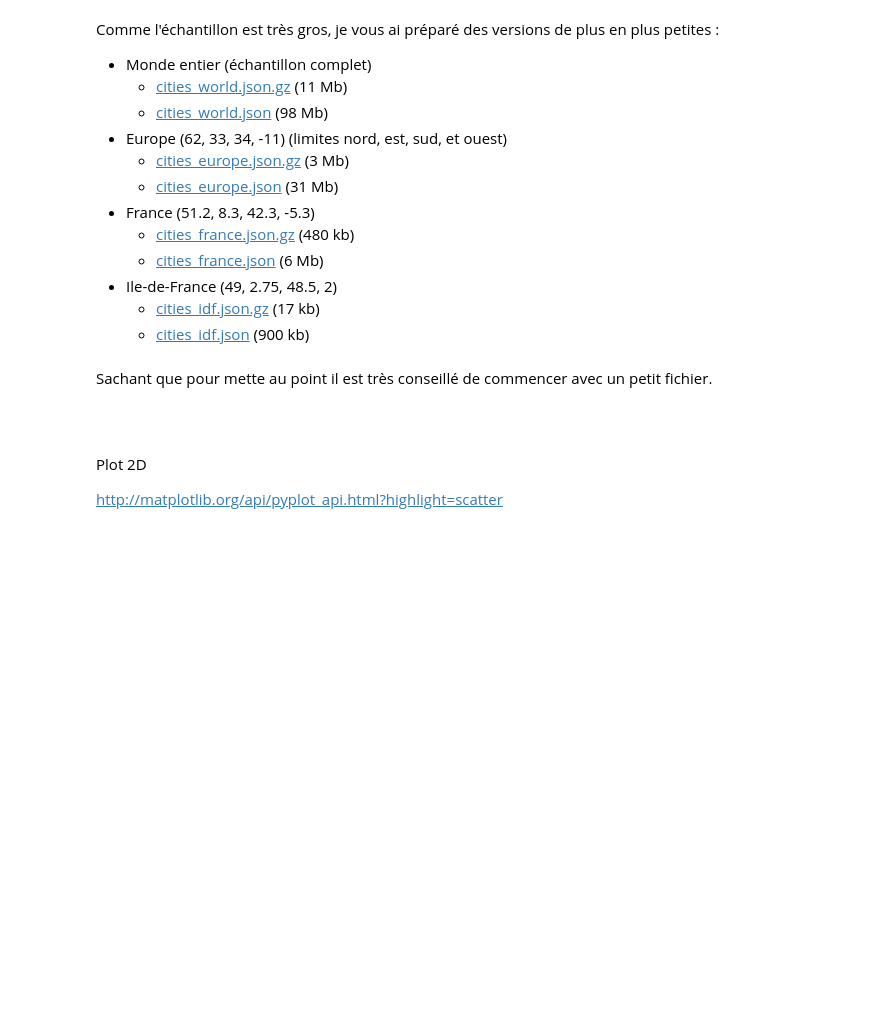
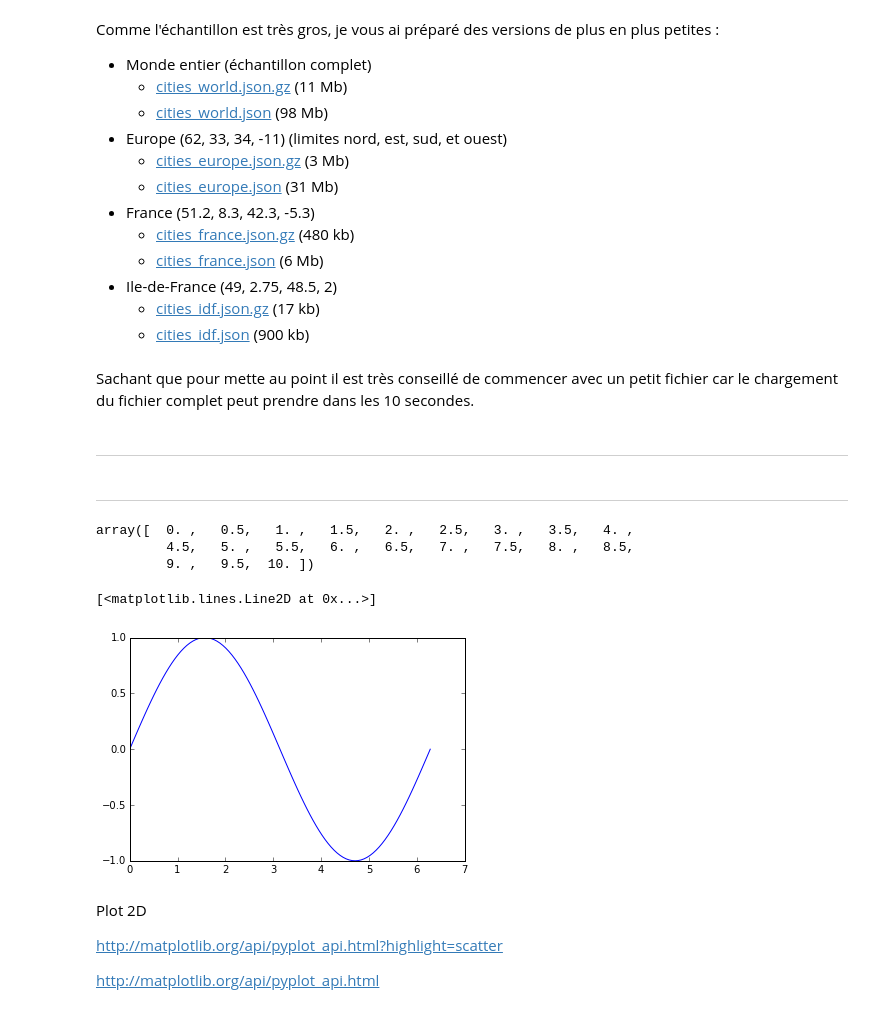
Before and after one commit to flotpython/course, a Jupyter notebook: W6/Mini-projet-meteo-data.ipynb, the cells around one changed output. Cells and saved outputs as stored; diff of their text form; code cells hidden in the pictures; blank space fills up the shorter version.

Commit message:
code should be fine notebook to finish with output samples also the notebook shows how to . display a simple plot (sinus) using numpy . produce the drawing for this mooc

```diff
--- a/W6/Mini-projet-meteo-data.ipynb
+++ b/W6/Mini-projet-meteo-data.ipynb
@@ -87,6 +96,8 @@ Comme l'échantillon est très gros, je vous ai préparé des versions de plus e
    * [cities_idf.json.gz](data/cities_idf.json.gz) (17 kb)
    * [cities_idf.json](data/cities_idf.json) (900 kb)
 # %% [markdown]
-Sachant que pour mette au point il est très conseillé de commencer avec un petit fichier.
+Sachant que pour mette au point il est très conseillé de commencer avec un petit fichier car le chargement du fichier complet peut prendre dans les 10 secondes.
 # %% [markdown]
-#####
+***
+# %% [markdown]
+***
@@ -93,4 +108,19 @@ Sachant que pour mette au point il est très conseillé de commencer avec un pet
+# %%
+np.linspace(0, 10, 21)
+# %% [output]
+array([  0. ,   0.5,   1. ,   1.5,   2. ,   2.5,   3. ,   3.5,   4. ,
+         4.5,   5. ,   5.5,   6. ,   6.5,   7. ,   7.5,   8. ,   8.5,
+         9. ,   9.5,  10. ])
+# %%
+x = np.linspace (0, 2*np.pi, 101 )
+
+plot.plot (x, np.sin(x))
+# %% [output]
+[<matplotlib.lines.Line2D at 0x...>]
+[figure, added]
 # %% [markdown]
 Plot 2D
 
 http://matplotlib.org/api/pyplot_api.html?highlight=scatter
+
+http://matplotlib.org/api/pyplot_api.html
```
Also changed, not shown: parts of 8 cells of this notebook, 3 other files.
